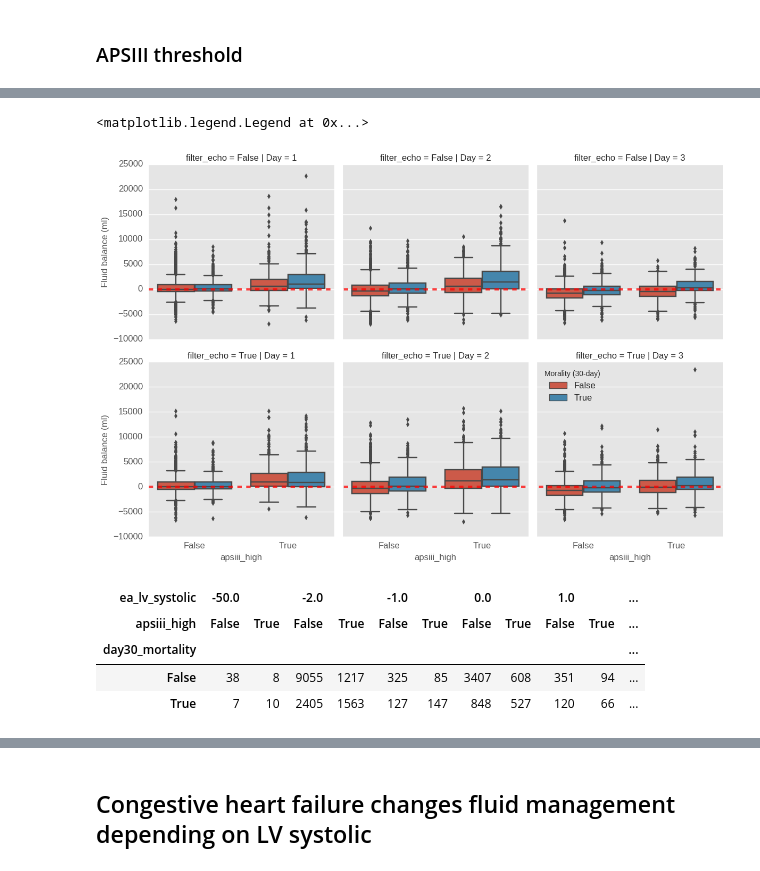
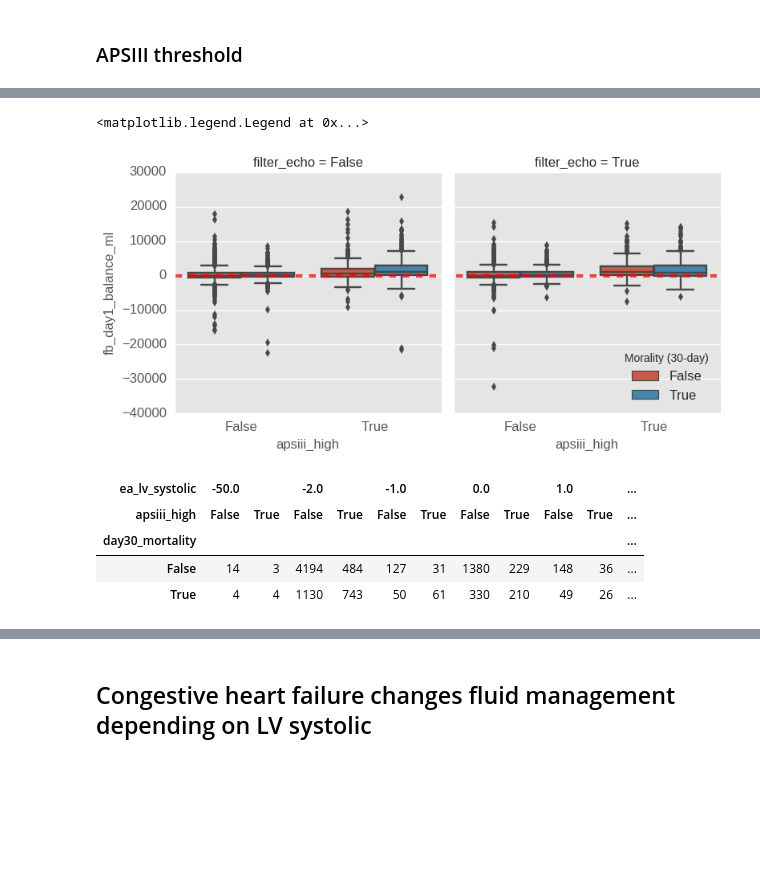
Before and after one commit to yhtgrace/echo, a Jupyter notebook: notebooks/170207_data_exploration_MICU_pressors_and_sepsis_TB.ipynb, the cells around one changed output, grey strips where cells are left out. Cells and saved outputs as stored; diff of their text form; code cells hidden in the pictures; blank space fills up the shorter version.

```diff
--- a/notebooks/170207_data_exploration_MICU_pressors_and_sepsis_TB.ipynb
+++ b/notebooks/170207_data_exploration_MICU_pressors_and_sepsis_TB.ipynb
@@ -570,3 +568,3 @@ sns.distplot(to_plot.apsiii)
 # %%
-to_plot['apsiii_high'] = to_plot.apsiii > 70
+ef['apsiii_high'] = ef.apsiii > 70
 # %%
@@ -601,7 +599,7 @@ table
 # %%
-g  = sns.factorplot(data=to_plot, x='apsiii_high', y='Fluid balance (ml)', kind='box', legend=False
+g  = sns.factorplot(data=ef, x='apsiii_high', y='fb_day1_balance_ml', kind='box', legend=False
                #, hue='Day', col='ex_congestive_heart_failure')
-               , hue='day30_mortality', col='Day')
+               , hue='day30_mortality') #, col='Day')
 for ax in g.axes.ravel():
     ax.plot([-100, 100], [0, 0], '--r', linewidth=3, alpha=0.75)
 plt.legend(loc='best', title='Morality (30-day)')
@@ -611,21 +609,23 @@ plt.legend(loc='best', title='Morality (30-day)')
 # %%
-g  = sns.factorplot(data=to_plot, x='apsiii_high', y='Fluid balance (ml)', kind='box', legend=False
+g  = sns.factorplot(data=ef, x='apsiii_high', y='fb_day1_balance_ml', kind='box', legend=False
                #, hue='Day', col='ex_congestive_heart_failure')
-               , hue='day30_mortality', col='Day', row='filter_echo')
+               , hue='day30_mortality', col='filter_echo'
+               #, col='Day')
+               )
 for ax in g.axes.ravel():
     ax.plot([-100, 100], [0, 0], '--r', linewidth=3, alpha=0.75)
 plt.legend(loc='best', title='Morality (30-day)')
 # %% [output]
 <matplotlib.legend.Legend at 0x...>
-[figure, old version]
+[figure, new version]
 # %%
-table = to_plot.groupby(['day30_mortality', 'apsiii_high', 'ea_lv_systolic']).size()\
+table = ef.groupby(['day30_mortality', 'apsiii_high', 'ea_lv_systolic']).size()\
             .unstack().unstack()
 table
 # %% [output]
 | ea_lv_systolic | -50.0 |  | -2.0 |  | -1.0 |  | 0.0 |  | 1.0 |  | ... |
 | apsiii_high | False | True | False | True | False | True | False | True | False | True | ... |
 | day30_mortality |  |  |  |  |  |  |  |  |  |  | ... |
-| False | 38 | 8 | 9055 | 1217 | 325 | 85 | 3407 | 608 | 351 | 94 | ... |
-| True | 7 | 10 | 2405 | 1563 | 127 | 147 | 848 | 527 | 120 | 66 | ... |
+| False | 14 | 3 | 4194 | 484 | 127 | 31 | 1380 | 229 | 148 | 36 | ... |
+| True | 4 | 4 | 1130 | 743 | 50 | 61 | 330 | 210 | 49 | 26 | ... |
 # %%
```
Also changed, not shown: parts of 8 cells of this notebook, 3 other files.
